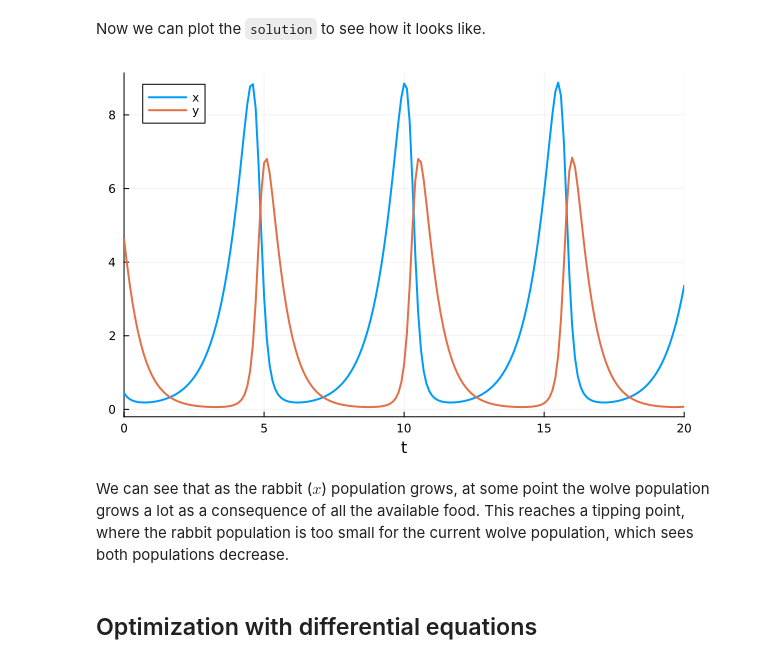
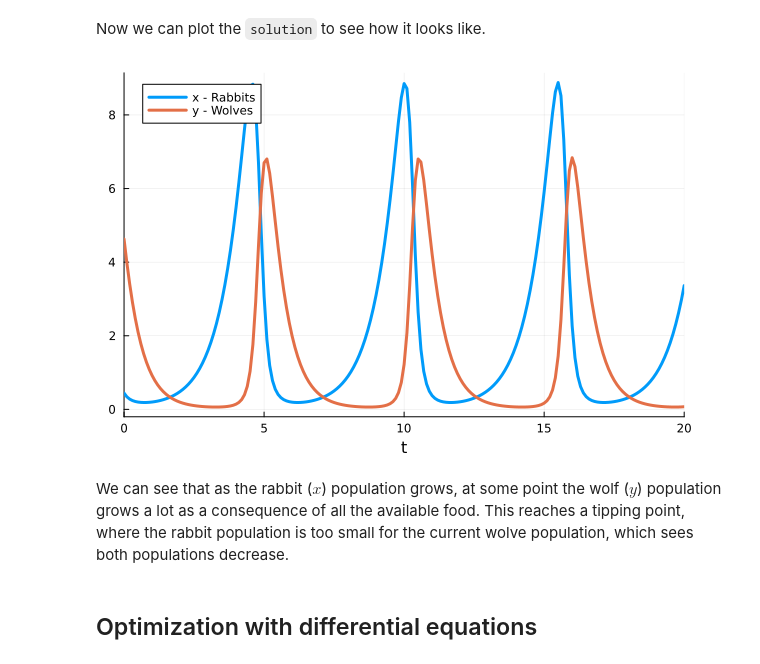
Before and after one commit to mauro3/Julia-intro-for-geoscience-EGU2024, a Jupyter notebook: notebooks/diff-eqs.ipynb, the cells around one changed output. Saved outputs shown, nothing was run; the diff lists cells and outputs as text; code cells hidden in the pictures.

```diff
--- a/notebooks/diff-eqs.ipynb
+++ b/notebooks/diff-eqs.ipynb
@@ -63,11 +63,11 @@ solution = solve(prob, abstol=1e-12, reltol=1e-12, saveat = 0.1);
 # %% [markdown]
 Now we can plot the `solution` to see how it looks like.
 # %%
-plot(solution, linewidth = 2, label = ["x" "y"])
+plot(solution, linewidth = 3, label = ["x - Rabbits" "y - Wolves"])
 # %% [output]
-[figure, old version]
+[figure, new version]
 # %% [markdown]
-We can see that as the rabbit ($x$) population grows, at some point the wolve population grows a lot as a consequence of all the available food. This reaches a tipping point, where the rabbit population is too small for the current wolve population, which sees both populations decrease.
+We can see that as the rabbit ($x$) population grows, at some point the wolf ($y$) population grows a lot as a consequence of all the available food. This reaches a tipping point, where the rabbit population is too small for the current wolve population, which sees both populations decrease.
 # %% [markdown]
 ## Optimization with differential equations
 # %% [markdown]
```
Also changed, not shown: parts of 7 cells of this notebook.
